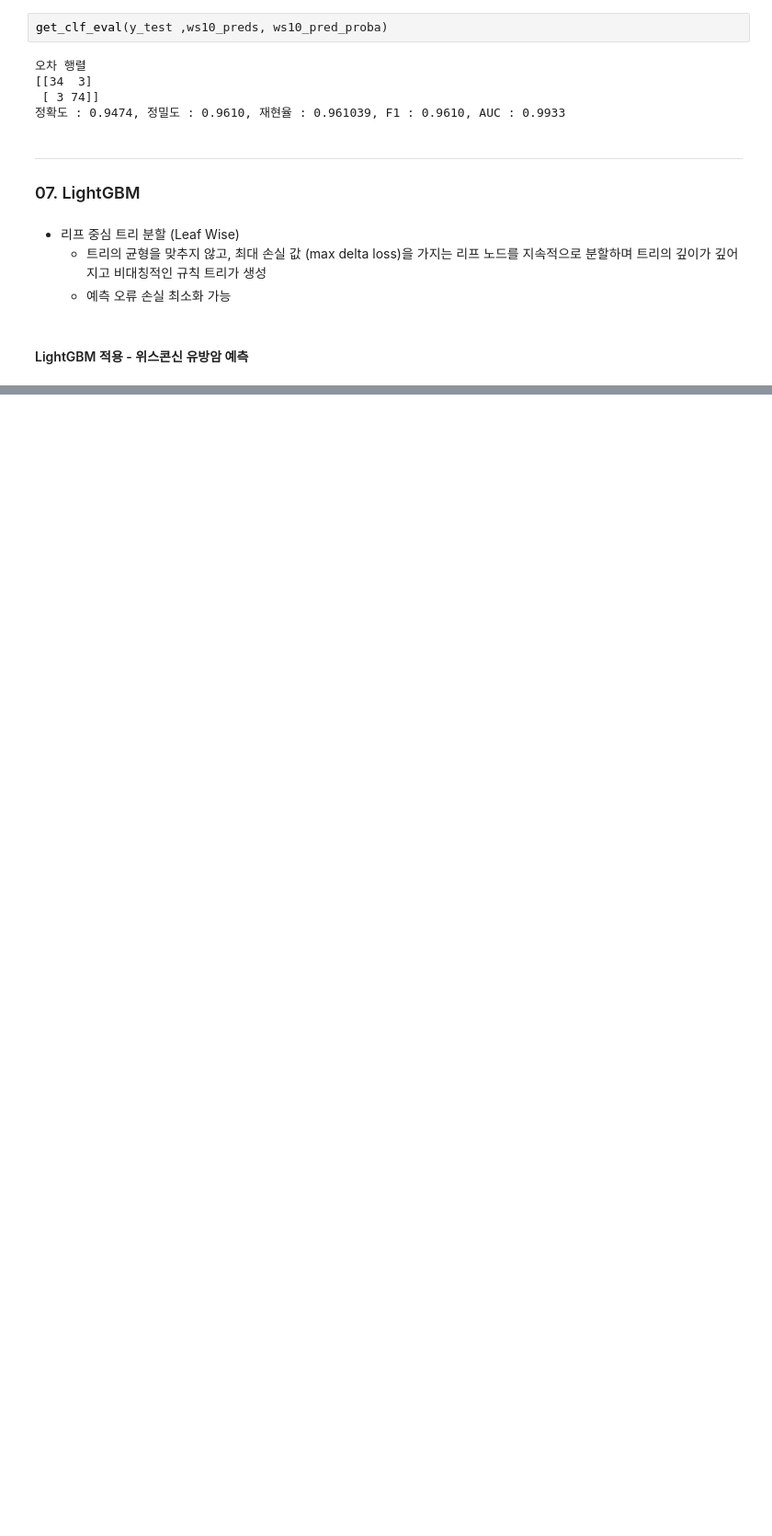
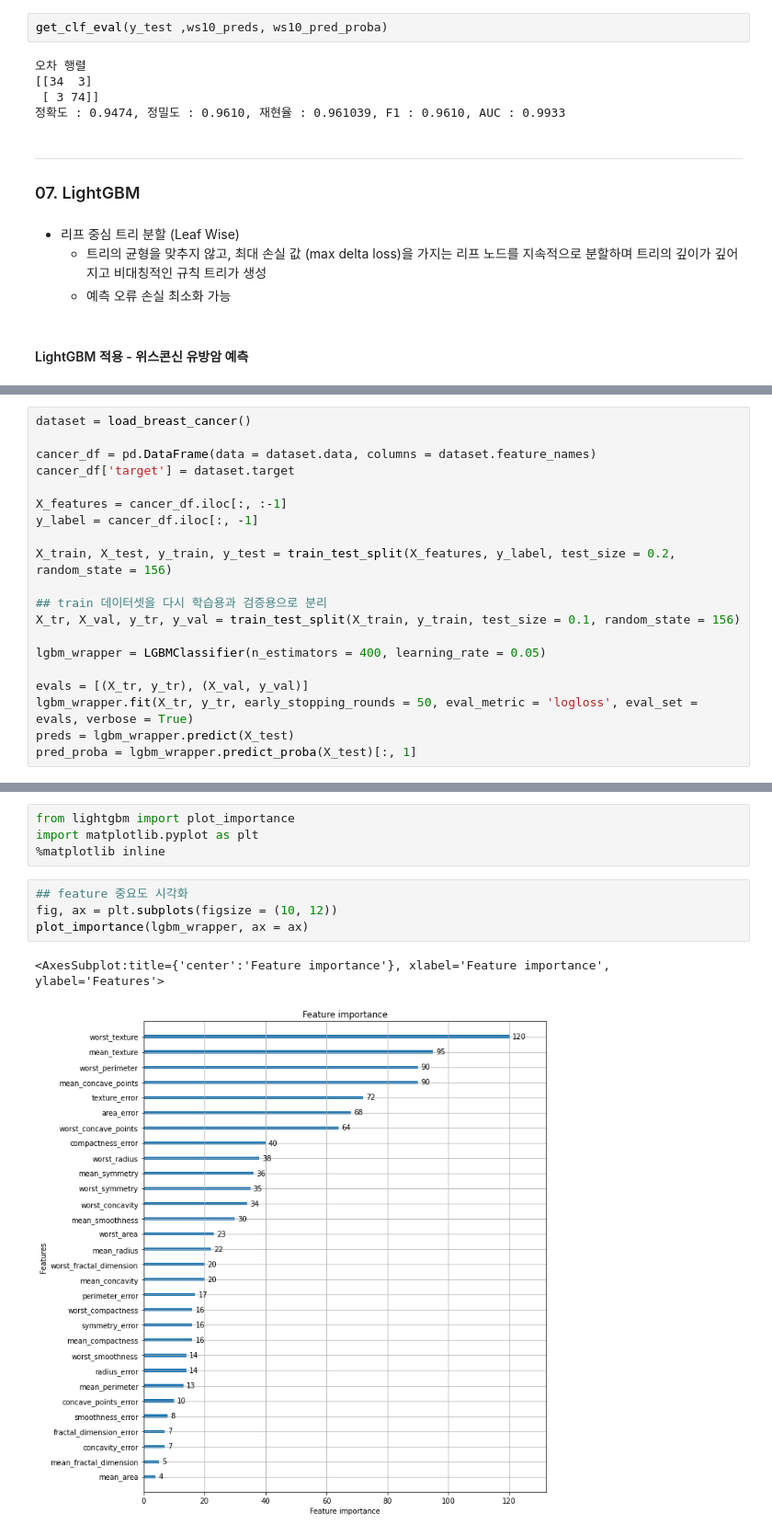
Before and after one commit to haebzzzang/ML, a Jupyter notebook: Chapter 04/Chapter_04.ipynb, the cells around one changed output, grey strips where cells are left out. Shown at 92% size. Cells and saved outputs as stored; diff of their text form; blank space fills up the shorter version.

```diff
--- a/Chapter 04/Chapter_04.ipynb
+++ b/Chapter 04/Chapter_04.ipynb
@@ -795,0 +803,20 @@ get_clf_eval(y_test ,ws10_preds, ws10_pred_proba)
+# %%
+dataset = load_breast_cancer()
+
+cancer_df = pd.DataFrame(data = dataset.data, columns = dataset.feature_names)
+cancer_df['target'] = dataset.target
+
+X_features = cancer_df.iloc[:, :-1]
+y_label = cancer_df.iloc[:, -1]
+
+X_train, X_test, y_train, y_test = train_test_split(X_features, y_label, test_size = 0.2, random_state = 156)
+
+## train 데이터셋을 다시 학습용과 검증용으로 분리
+X_tr, X_val, y_tr, y_val = train_test_split(X_train, y_train, test_size = 0.1, random_state = 156)
+
+lgbm_wrapper = LGBMClassifier(n_estimators = 400, learning_rate = 0.05)
+
+evals = [(X_tr, y_tr), (X_val, y_val)]
+lgbm_wrapper.fit(X_tr, y_tr, early_stopping_rounds = 50, eval_metric = 'logloss', eval_set = evals, verbose = True)
+preds = lgbm_wrapper.predict(X_test)
+pred_proba = lgbm_wrapper.predict_proba(X_test)[:, 1]
@@ -795,0 +848,11 @@ get_clf_eval(y_test ,ws10_preds, ws10_pred_proba)
+# %%
+from lightgbm import plot_importance
+import matplotlib.pyplot as plt
+%matplotlib inline
+# %%
+## feature 중요도 시각화
+fig, ax = plt.subplots(figsize = (10, 12))
+plot_importance(lgbm_wrapper, ax = ax)
+# %% [output]
+<AxesSubplot:title={'center':'Feature importance'}, xlabel='Feature importance', ylabel='Features'>
+[figure, added]
```
Also changed, not shown: parts of 32 cells of this notebook.
